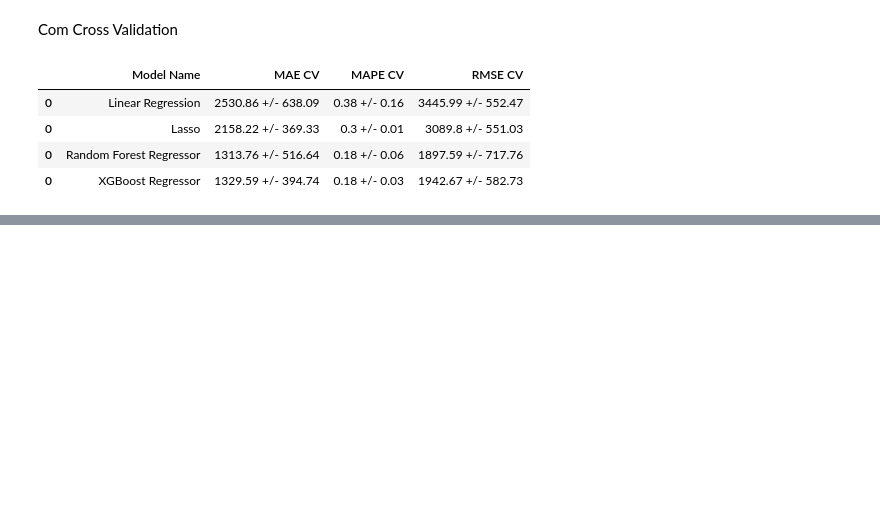
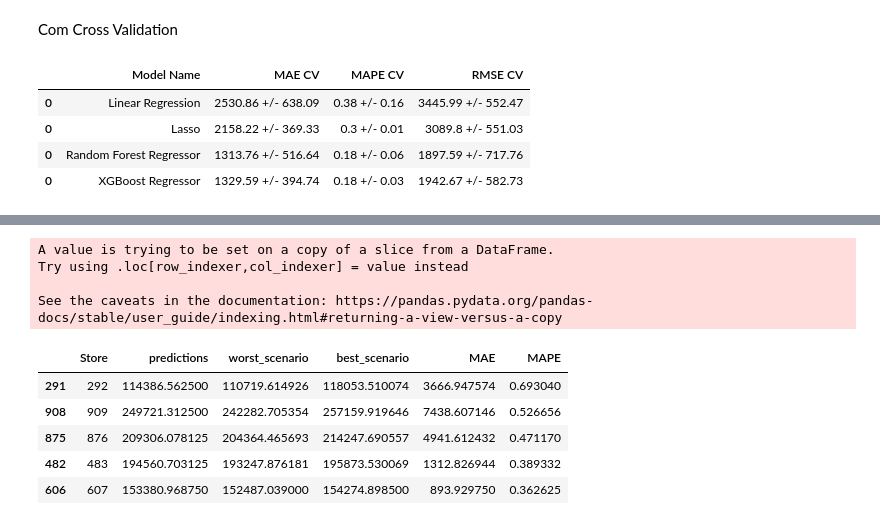
Before and after one commit to tuanymariiah/projeto_rossmam, a Jupyter notebook: Projeto_Rossmam.ipynb, the cells around one changed output, grey strips where cells are left out. Cells and saved outputs as stored; diff of their text form; code cells hidden in the pictures; blank space fills up the shorter version.

```diff
--- a/Projeto_Rossmam.ipynb
+++ b/Projeto_Rossmam.ipynb
@@ -885,0 +960,34 @@ modelling_result_cv
+# %%
+# sum of prediction
+df9['predictions']= np.expm1(yhat_xgb_tuned)
+df91=df9[['Store','predictions']].groupby('Store').sum().reset_index()
+
+# MAE and MAPE
+df9_aux1 = df9[['Store','Sales','predictions']].groupby('Store').apply( lambda x: mean_absolute_error(x['Sales'],x['predictions'])).reset_index().rename(columns={0:'MAE'})
+df9_aux2 = df9[['Store','Sales','predictions']].groupby('Store').apply( lambda x: mean_absolute_percentage_error(x['Sales'],x['predictions'])).reset_index().rename(columns={0:'MAPE'})
+
+# merge
+df9_aux3 = pd.merge (df9_aux1, df9_aux2, how='inner', on='Store')
+df92= pd.merge (df91,df9_aux3, how='inner', on='Store')
+
+# scenarios
+df92['worst_scenario'] = df92['predictions'] - df92['MAE']
+df92['best_scenario'] = df92['predictions'] + df92['MAE']
+
+
+#order columns
+df92=df92[['Store', 'predictions', 'worst_scenario', 'best_scenario', 'MAE', 'MAPE' ]]
+# %% [output]
+A value is trying to be set on a copy of a slice from a DataFrame.
+Try using .loc[row_indexer,col_indexer] = value instead
+
+See the caveats in the documentation: https://pandas.pydata.org/pandas-docs/stable/user_guide/indexing.html#returning-a-view-versus-a-copy
+# %%
+df92.sort_values('MAPE',ascending=False).head()
+# %% [output]
+|  | Store | predictions | worst_scenario | best_scenario | MAE | MAPE |
+| 291 | 292 | 114386.562500 | 110719.614926 | 118053.510074 | 3666.947574 | 0.693040 |
+| 908 | 909 | 249721.312500 | 242282.705354 | 257159.919646 | 7438.607146 | 0.526656 |
+| 875 | 876 | 209306.078125 | 204364.465693 | 214247.690557 | 4941.612432 | 0.471170 |
+| 482 | 483 | 194560.703125 | 193247.876181 | 195873.530069 | 1312.826944 | 0.389332 |
+| 606 | 607 | 153380.968750 | 152487.039000 | 154274.898500 | 893.929750 | 0.362625 |
```
Also changed, not shown: parts of 19 cells of this notebook.
